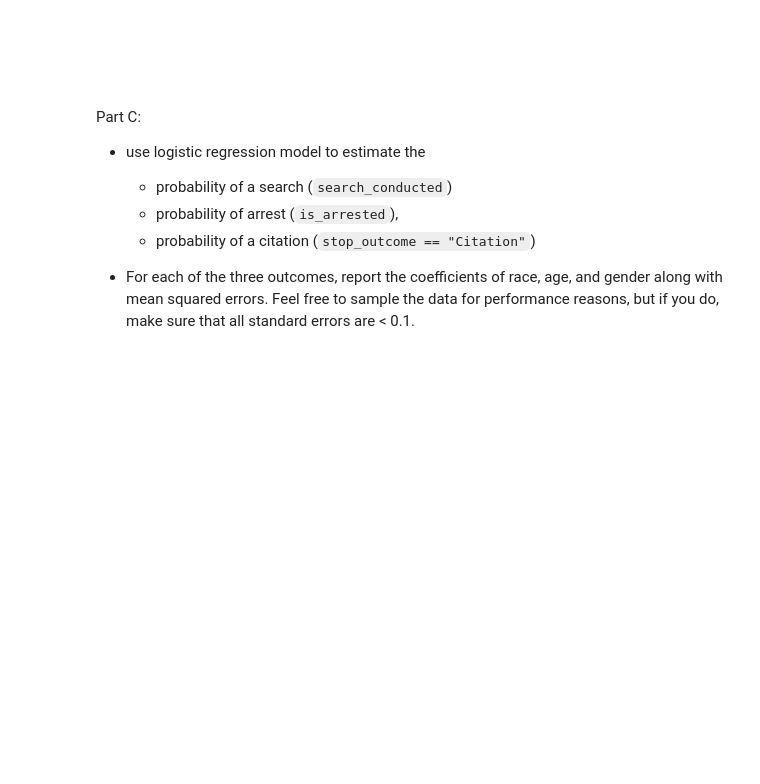
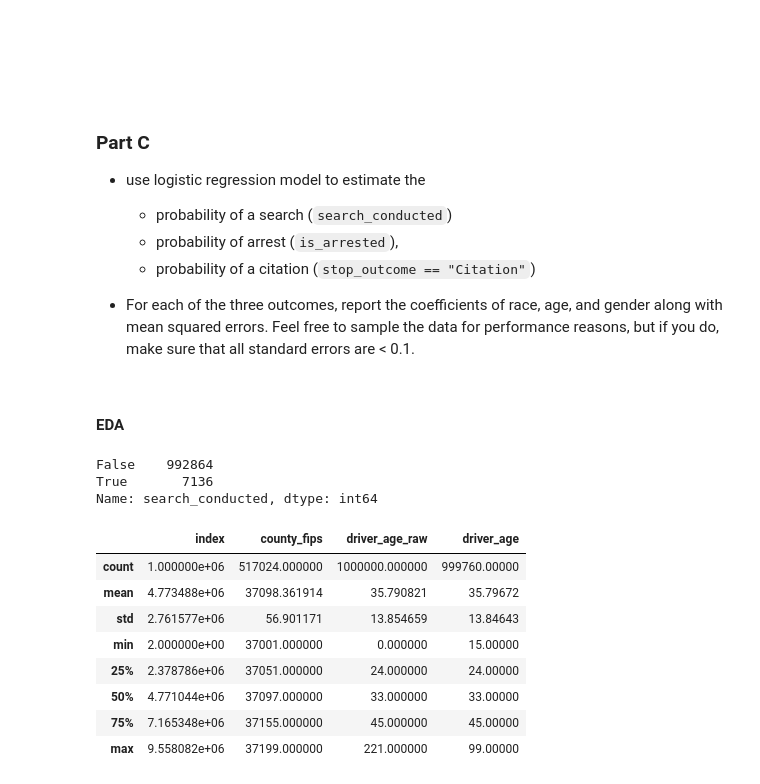
Before and after one commit to Sumitjh26997/CSS581-ML, a Jupyter notebook: hw2.ipynb, the cells around one changed output. Saved outputs shown, nothing was run; the diff lists cells and outputs as text; code cells hidden in the pictures; blank space fills up the shorter version.

```diff
--- a/hw2.ipynb
+++ b/hw2.ipynb
@@ -16,7 +16,7 @@ import numpy as np
 from sklearn.utils import resample
 from sklearn.utils.random import sample_without_replacement
 
-data = pd.read_csv("NC-clean.csv.gz", compression='gzip')
+data = pd.read_csv("NC-clean.csv.gz", compression='gzip', low_memory=False)
 data.head(10)
 # %% [output]
 |  | id | state | stop_date | stop_time | location_raw | county_name | county_fips | fine_grained_location | ... |
@@ -248,7 +260,7 @@ There are several encoding techniques for converting categorical data to numeric
 # %% [markdown]
 <br><br><br>
 # %% [markdown]
-Part C:
+### **Part C**
 
 - use logistic regression model to estimate the
   - probability of a search (`search_conducted`)
@@ -256,3 +268,23 @@ Part C:
   - probability of a citation (`stop_outcome == "Citation"`)
 
 - For each of the three outcomes, report the coefficients of race, age, and gender along with mean squared errors. Feel free to sample the data for performance reasons, but if you do, make sure that all standard errors are < 0.1.
+# %% [markdown]
+#### **EDA**
+# %%
+resampled_data.search_conducted.value_counts()
+# %% [output]
+False    992864
+True       7136
+Name: search_conducted, dtype: int64
+# %%
+resampled_data.describe()
+# %% [output]
+|  | index | county_fips | driver_age_raw | driver_age |
+| count | 1.000000e+06 | 517024.000000 | 1000000.000000 | 999760.00000 |
+| mean | 4.773488e+06 | 37098.361914 | 35.790821 | 35.79672 |
+| std | 2.761577e+06 | 56.901171 | 13.854659 | 13.84643 |
+| min | 2.000000e+00 | 37001.000000 | 0.000000 | 15.00000 |
+| 25% | 2.378786e+06 | 37051.000000 | 24.000000 | 24.00000 |
+| 50% | 4.771044e+06 | 37097.000000 | 33.000000 | 33.00000 |
+| 75% | 7.165348e+06 | 37155.000000 | 45.000000 | 45.00000 |
+| max | 9.558082e+06 | 37199.000000 | 221.000000 | 99.00000 |
```
Also changed, not shown: parts of 48 cells of this notebook.
